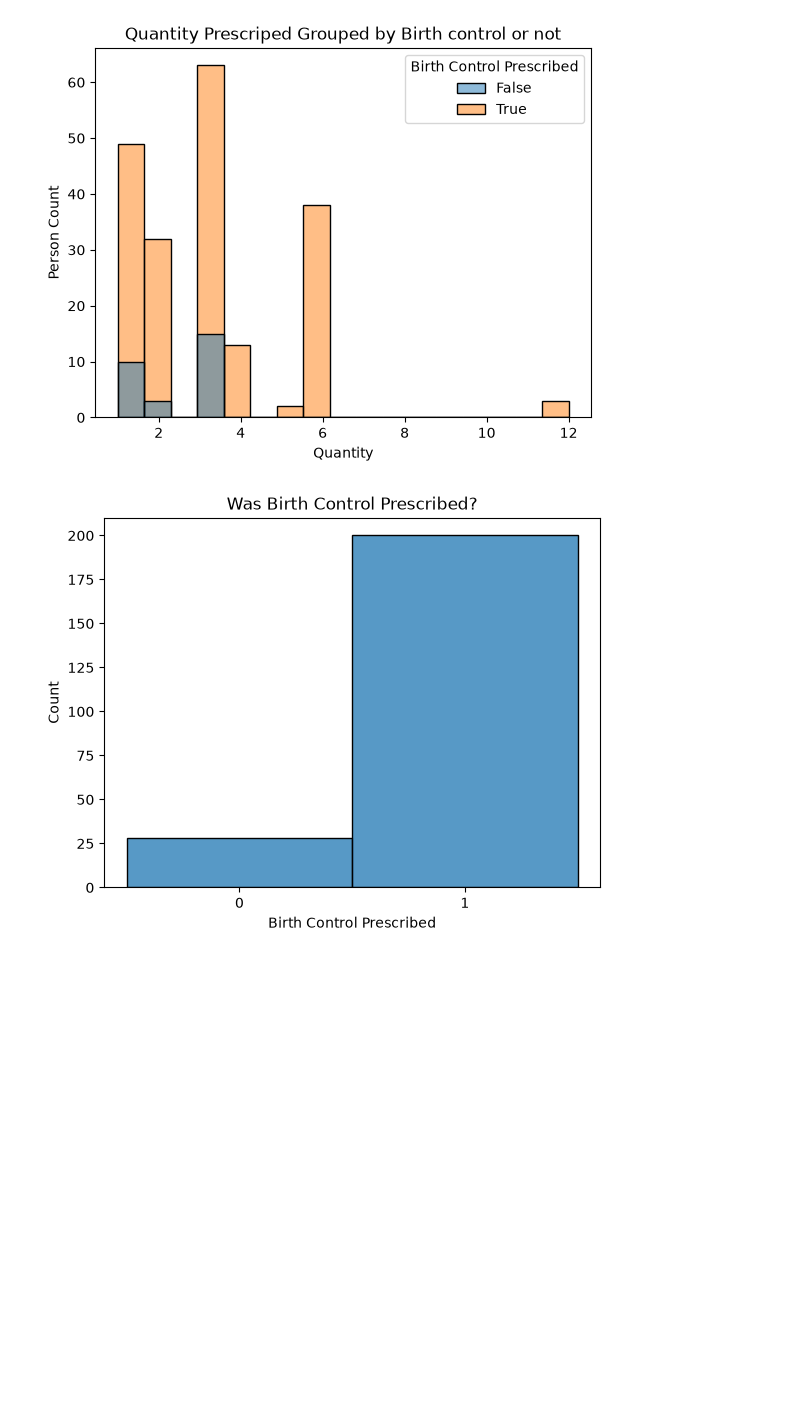
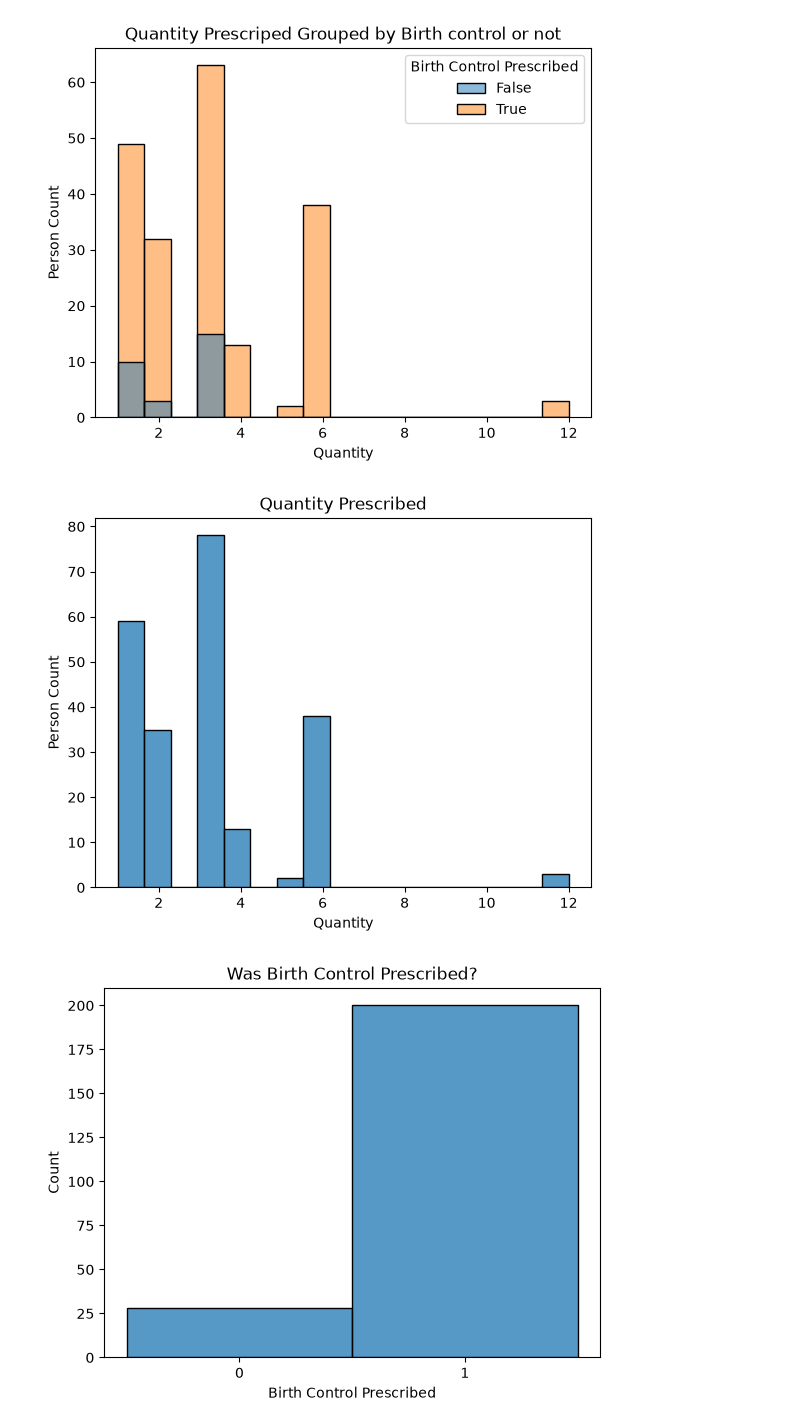
Before and after one commit to BlueMarginalist/DIIG-F26-Adyn, a Jupyter notebook: morgan/prescription_journey.ipynb, the cells around one changed output. Cells and saved outputs as stored; diff of their text form; code cells hidden in the pictures; blank space fills up the shorter version.

```diff
--- a/morgan/prescription_journey.ipynb
+++ b/morgan/prescription_journey.ipynb
@@ -489,6 +490,23 @@ plt.savefig("EDA/quantity_by_bc.png", dpi = 300, bbox_inches = "tight")
 plt.show()
 # %% [output]
 [figure]
+# %%
+import seaborn as sns
+plot=sns.histplot(
+    data = rx_orders,
+    x="quantity",
+)
+plot.set(
+    xlabel = "Quantity",
+    ylabel="Person Count",
+    title = "Quantity Prescribed"
+)
+
+
+plt.savefig("EDA/quantity.png", dpi = 300, bbox_inches = "tight")
+plt.show()
+# %% [output]
+[figure, added]
 # %%
 
 bc=sns.histplot(data = rx_orders, x='bc_prescribed', discrete = True, stat = 'count')
```
Also changed, not shown: parts of 36 cells of this notebook, 9 other files.
